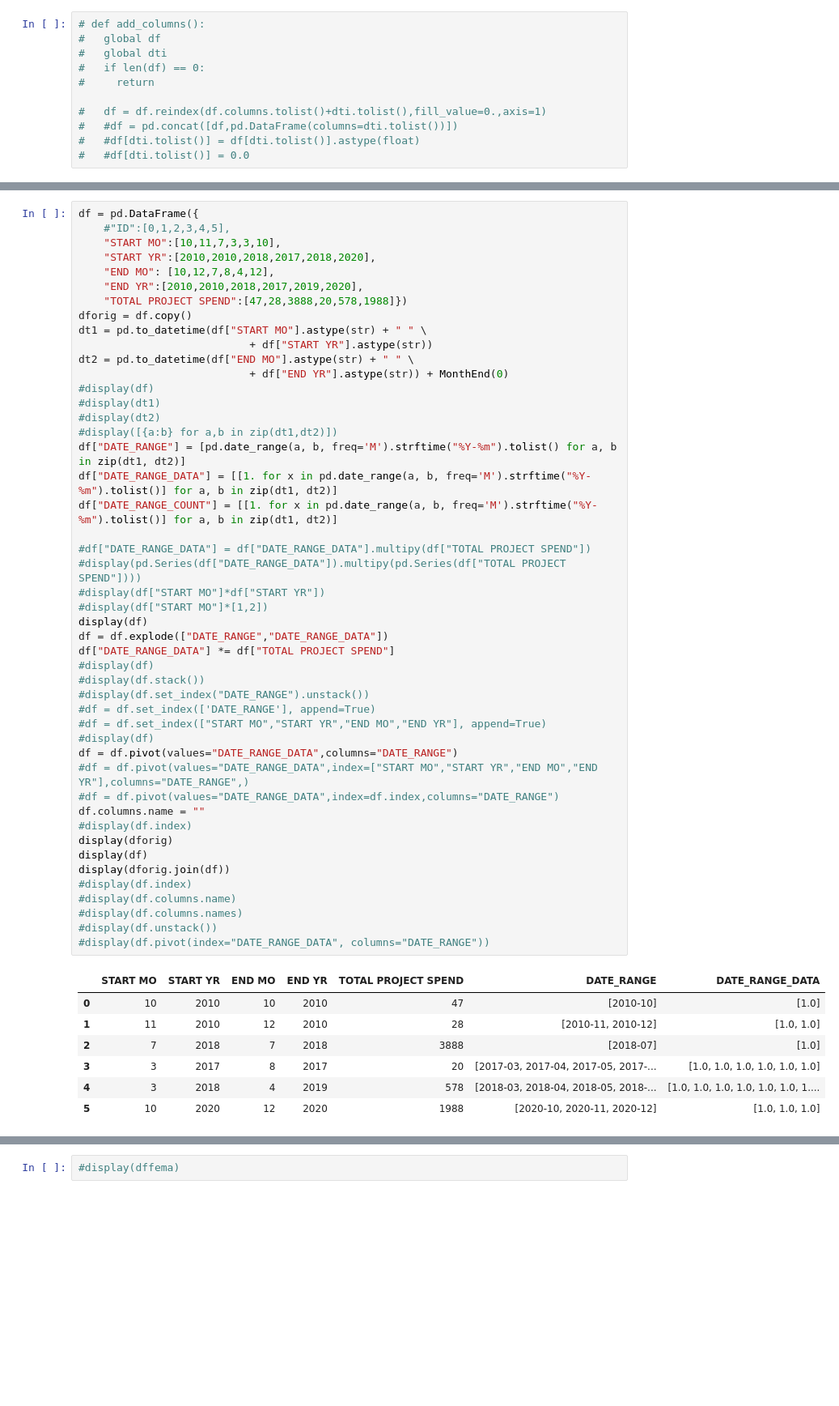
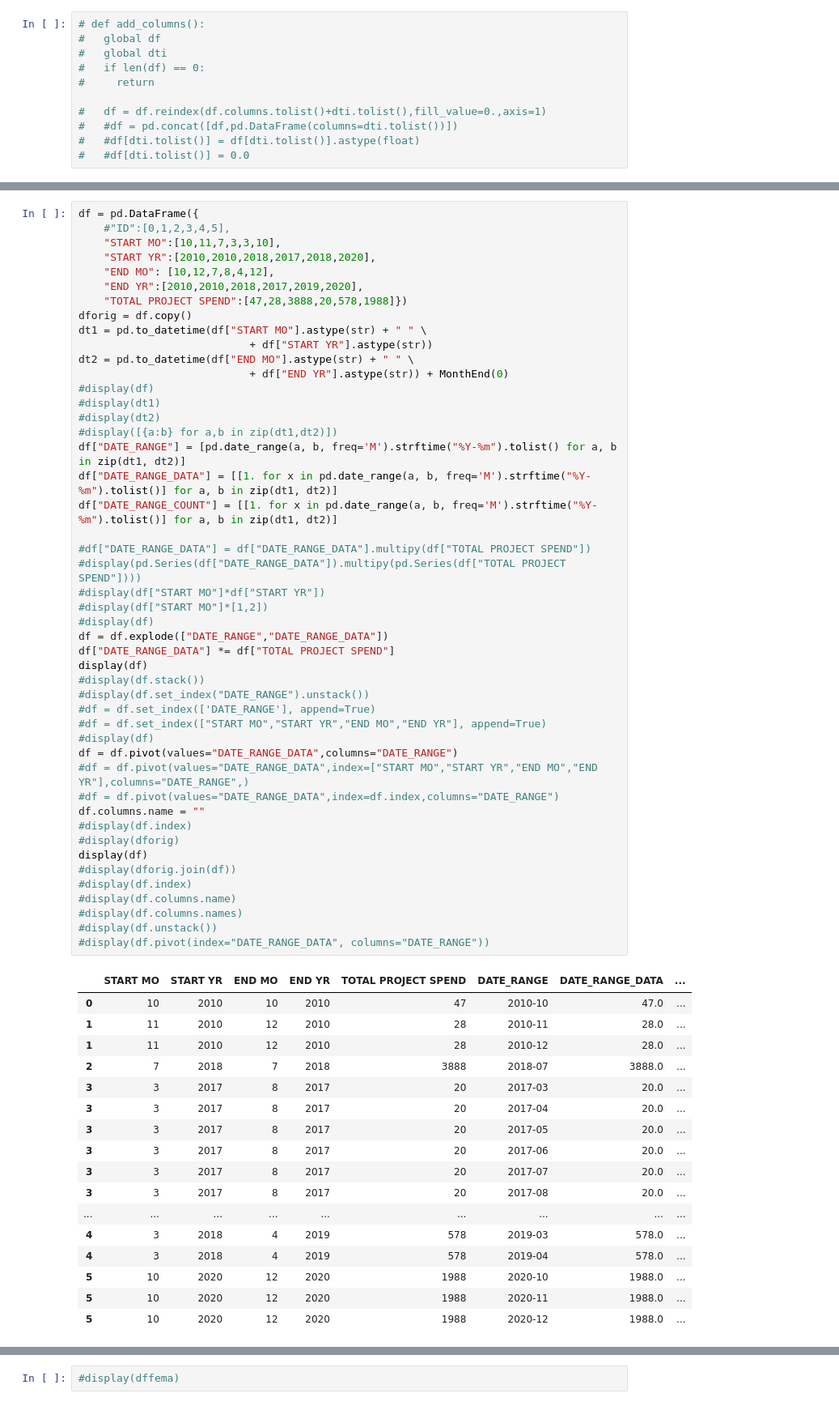
Before and after one commit to hmobley/environment, a Jupyter notebook: fema.ipynb, the cells around one changed output, grey strips where cells are left out. Shown: that part at 81% size. Saved outputs shown, nothing was run; the diff lists cells and outputs as text; blank space fills up the shorter version.

```diff
--- a/fema.ipynb
+++ b/fema.ipynb
@@ -315,41 +431,51 @@ dt2 = pd.to_datetime(df["END MO"].astype(str) + " " \
 #display(dt1)
 #display(dt2)
 #display([{a:b} for a,b in zip(dt1,dt2)])
 df["DATE_RANGE"] = [pd.date_range(a, b, freq='M').strftime("%Y-%m").tolist() for a, b in zip(dt1, dt2)]
 df["DATE_RANGE_DATA"] = [[1. for x in pd.date_range(a, b, freq='M').strftime("%Y-%m").tolist()] for a, b in zip(dt1, dt2)]
 df["DATE_RANGE_COUNT"] = [[1. for x in pd.date_range(a, b, freq='M').strftime("%Y-%m").tolist()] for a, b in zip(dt1, dt2)]
 
 #df["DATE_RANGE_DATA"] = df["DATE_RANGE_DATA"].multipy(df["TOTAL PROJECT SPEND"])
 #display(pd.Series(df["DATE_RANGE_DATA"]).multipy(pd.Series(df["TOTAL PROJECT SPEND"])))
 #display(df["START MO"]*df["START YR"])
 #display(df["START MO"]*[1,2])
-display(df)
+#display(df)
 df = df.explode(["DATE_RANGE","DATE_RANGE_DATA"])
 df["DATE_RANGE_DATA"] *= df["TOTAL PROJECT SPEND"]
-#display(df)
+display(df)
 #display(df.stack())
 #display(df.set_index("DATE_RANGE").unstack())
 #df = df.set_index(['DATE_RANGE'], append=True)
 #df = df.set_index(["START MO","START YR","END MO","END YR"], append=True)
 #display(df)
 df = df.pivot(values="DATE_RANGE_DATA",columns="DATE_RANGE")
 #df = df.pivot(values="DATE_RANGE_DATA",index=["START MO","START YR","END MO","END YR"],columns="DATE_RANGE",)
 #df = df.pivot(values="DATE_RANGE_DATA",index=df.index,columns="DATE_RANGE")
 df.columns.name = ""
 #display(df.index)
-display(dforig)
+#display(dforig)
 display(df)
-display(dforig.join(df))
+#display(dforig.join(df))
 #display(df.index)
 #display(df.columns.name)
 #display(df.columns.names)
 #display(df.unstack())
 #display(df.pivot(index="DATE_RANGE_DATA", columns="DATE_RANGE"))
 # %% [output]
-|  | START MO | START YR | END MO | END YR | TOTAL PROJECT SPEND | DATE_RANGE | DATE_RANGE_DATA |
-| 0 | 10 | 2010 | 10 | 2010 | 47 | [2010-10] | [1.0] |
-| 1 | 11 | 2010 | 12 | 2010 | 28 | [2010-11, 2010-12] | [1.0, 1.0] |
-| 2 | 7 | 2018 | 7 | 2018 | 3888 | [2018-07] | [1.0] |
-| 3 | 3 | 2017 | 8 | 2017 | 20 | [2017-03, 2017-04, 2017-05, 2017-... | [1.0, 1.0, 1.0, 1.0, 1.0, 1.0] |
-| 4 | 3 | 2018 | 4 | 2019 | 578 | [2018-03, 2018-04, 2018-05, 2018-... | [1.0, 1.0, 1.0, 1.0, 1.0, 1.0, 1.... |
-| 5 | 10 | 2020 | 12 | 2020 | 1988 | [2020-10, 2020-11, 2020-12] | [1.0, 1.0, 1.0] |
+|  | START MO | START YR | END MO | END YR | TOTAL PROJECT SPEND | DATE_RANGE | DATE_RANGE_DATA | ... |
+| 0 | 10 | 2010 | 10 | 2010 | 47 | 2010-10 | 47.0 | ... |
+| 1 | 11 | 2010 | 12 | 2010 | 28 | 2010-11 | 28.0 | ... |
+| 1 | 11 | 2010 | 12 | 2010 | 28 | 2010-12 | 28.0 | ... |
+| 2 | 7 | 2018 | 7 | 2018 | 3888 | 2018-07 | 3888.0 | ... |
+| 3 | 3 | 2017 | 8 | 2017 | 20 | 2017-03 | 20.0 | ... |
+| 3 | 3 | 2017 | 8 | 2017 | 20 | 2017-04 | 20.0 | ... |
+| 3 | 3 | 2017 | 8 | 2017 | 20 | 2017-05 | 20.0 | ... |
+| 3 | 3 | 2017 | 8 | 2017 | 20 | 2017-06 | 20.0 | ... |
+| 3 | 3 | 2017 | 8 | 2017 | 20 | 2017-07 | 20.0 | ... |
+| 3 | 3 | 2017 | 8 | 2017 | 20 | 2017-08 | 20.0 | ... |
+| ... | ... | ... | ... | ... | ... | ... | ... | ... |
+| 4 | 3 | 2018 | 4 | 2019 | 578 | 2019-03 | 578.0 | ... |
+| 4 | 3 | 2018 | 4 | 2019 | 578 | 2019-04 | 578.0 | ... |
+| 5 | 10 | 2020 | 12 | 2020 | 1988 | 2020-10 | 1988.0 | ... |
+| 5 | 10 | 2020 | 12 | 2020 | 1988 | 2020-11 | 1988.0 | ... |
+| 5 | 10 | 2020 | 12 | 2020 | 1988 | 2020-12 | 1988.0 | ... |
```
Also changed, not shown: parts of 17 cells of this notebook.
